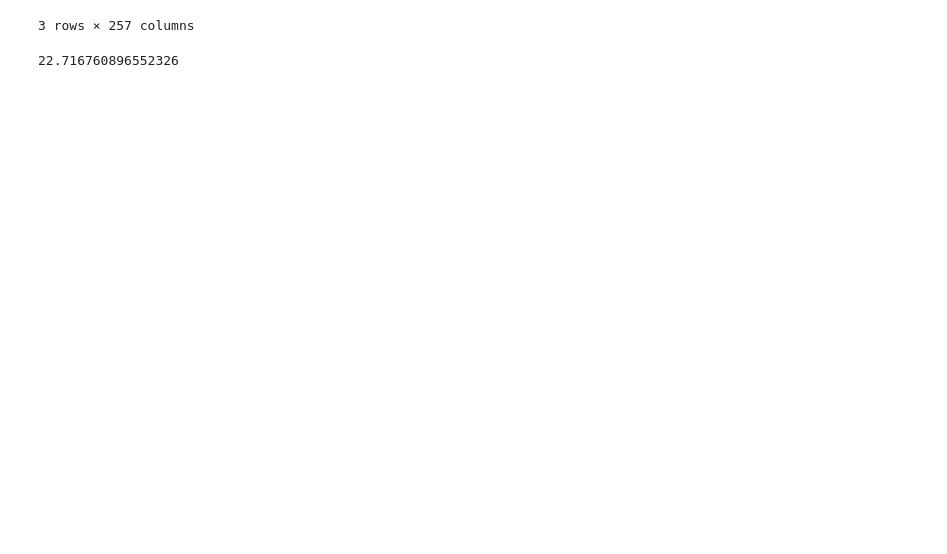
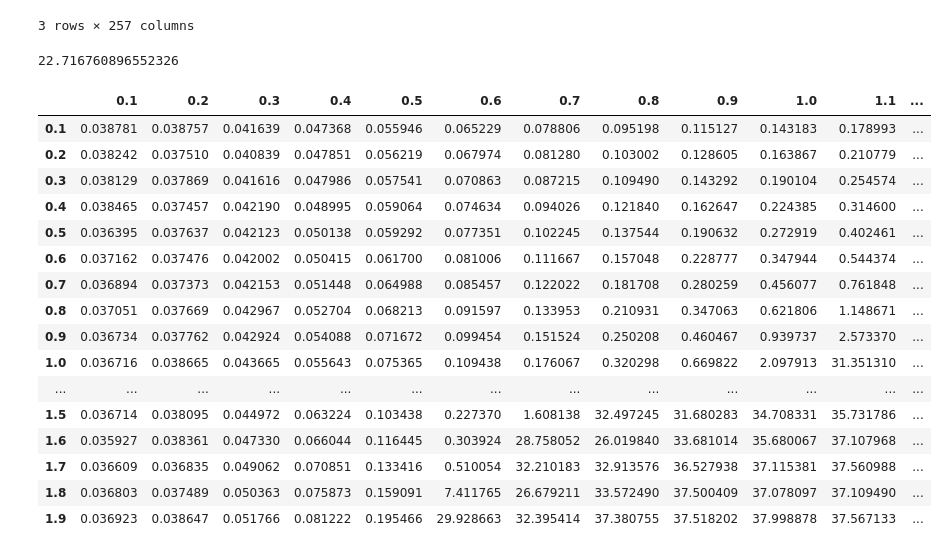
Before and after one commit to mjemons/IDD_TB, a Jupyter notebook: scripts/simulation-SIS.ipynb, the cells around one changed output. Drawn from its saved outputs; the diff is of its cells as text; code cells hidden in the pictures; blank space fills up the shorter version.

```diff
--- a/scripts/simulation-SIS.ipynb
+++ b/scripts/simulation-SIS.ipynb
@@ -486,5 +485,25 @@ data = data.drop(data.iloc[0].name)
 data = data.drop(data.columns[0], axis=1 )
 # %%
 data = data.rename(columns={0:0, 1: 0.1, 2: 0.2, 3:0.3, 4:0.4, 5: 0.5, 6: 0.6, 7: 0.7, 8: 0.8, 9: 0.9, 10: 1, 11: 1.1, 12: 1.2, 13: 1.3, 14: 1.4, 15: 1.5, 16: 1.6, 17: 1.7, 18:1.8, 19 : 1.9}, index={0:0, 1: 0.1, 2: 0.2, 3:0.3, 4:0.4, 5: 0.5, 6: 0.6, 7: 0.7, 8: 0.8, 9: 0.9, 10: 1, 11: 1.1, 12: 1.2, 13: 1.3, 14: 1.4, 15: 1.5, 16: 1.6, 17: 1.7, 18:1.8, 19 : 1.9})
+# %%
+data
+# %% [output]
+|  | 0.1 | 0.2 | 0.3 | 0.4 | 0.5 | 0.6 | 0.7 | 0.8 | 0.9 | 1.0 | 1.1 | ... |
+| 0.1 | 0.038781 | 0.038757 | 0.041639 | 0.047368 | 0.055946 | 0.065229 | 0.078806 | 0.095198 | 0.115127 | 0.143183 | 0.178993 | ... |
+| 0.2 | 0.038242 | 0.037510 | 0.040839 | 0.047851 | 0.056219 | 0.067974 | 0.081280 | 0.103002 | 0.128605 | 0.163867 | 0.210779 | ... |
+| 0.3 | 0.038129 | 0.037869 | 0.041616 | 0.047986 | 0.057541 | 0.070863 | 0.087215 | 0.109490 | 0.143292 | 0.190104 | 0.254574 | ... |
+| 0.4 | 0.038465 | 0.037457 | 0.042190 | 0.048995 | 0.059064 | 0.074634 | 0.094026 | 0.121840 | 0.162647 | 0.224385 | 0.314600 | ... |
+| 0.5 | 0.036395 | 0.037637 | 0.042123 | 0.050138 | 0.059292 | 0.077351 | 0.102245 | 0.137544 | 0.190632 | 0.272919 | 0.402461 | ... |
+| 0.6 | 0.037162 | 0.037476 | 0.042002 | 0.050415 | 0.061700 | 0.081006 | 0.111667 | 0.157048 | 0.228777 | 0.347944 | 0.544374 | ... |
+| 0.7 | 0.036894 | 0.037373 | 0.042153 | 0.051448 | 0.064988 | 0.085457 | 0.122022 | 0.181708 | 0.280259 | 0.456077 | 0.761848 | ... |
+| 0.8 | 0.037051 | 0.037669 | 0.042967 | 0.052704 | 0.068213 | 0.091597 | 0.133953 | 0.210931 | 0.347063 | 0.621806 | 1.148671 | ... |
+| 0.9 | 0.036734 | 0.037762 | 0.042924 | 0.054088 | 0.071672 | 0.099454 | 0.151524 | 0.250208 | 0.460467 | 0.939737 | 2.573370 | ... |
+| 1.0 | 0.036716 | 0.038665 | 0.043665 | 0.055643 | 0.075365 | 0.109438 | 0.176067 | 0.320298 | 0.669822 | 2.097913 | 31.351310 | ... |
+| ... | ... | ... | ... | ... | ... | ... | ... | ... | ... | ... | ... | ... |
+| 1.5 | 0.036714 | 0.038095 | 0.044972 | 0.063224 | 0.103438 | 0.227370 | 1.608138 | 32.497245 | 31.680283 | 34.708331 | 35.731786 | ... |
+| 1.6 | 0.035927 | 0.038361 | 0.047330 | 0.066044 | 0.116445 | 0.303924 | 28.758052 | 26.019840 | 33.681014 | 35.680067 | 37.107968 | ... |
+| 1.7 | 0.036609 | 0.036835 | 0.049062 | 0.070851 | 0.133416 | 0.510054 | 32.210183 | 32.913576 | 36.527938 | 37.115381 | 37.560988 | ... |
+| 1.8 | 0.036803 | 0.037489 | 0.050363 | 0.075873 | 0.159091 | 7.411765 | 26.679211 | 33.572490 | 37.500409 | 37.078097 | 37.109490 | ... |
+| 1.9 | 0.036923 | 0.038647 | 0.051766 | 0.081222 | 0.195466 | 29.928663 | 32.395414 | 37.380755 | 37.518202 | 37.998878 | 37.567133 | ... |
 # %%
 ax = sn.heatmap(data)
```
Also changed, not shown: parts of 2 cells of this notebook.
